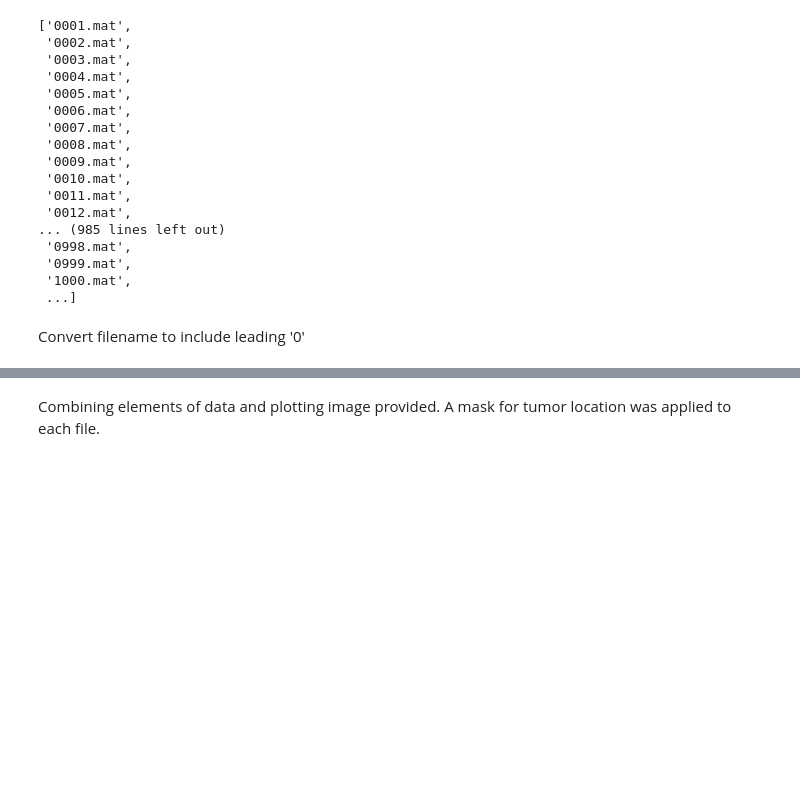
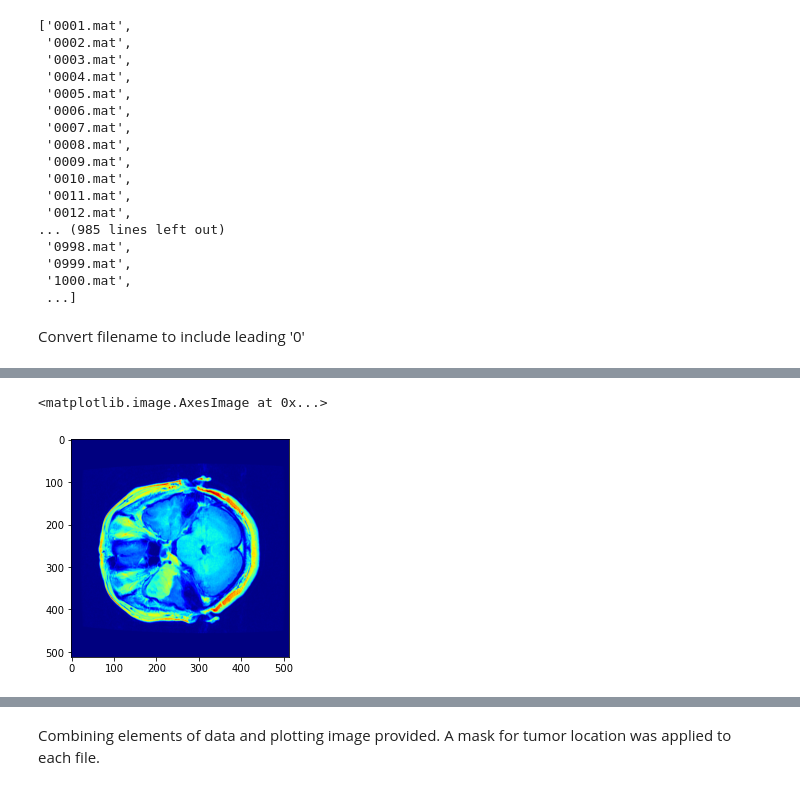
Before and after one commit to FatherVinyard/Springboard-Capstone, a Jupyter notebook: Capstone Two Exploratory Data Analysis.ipynb, the cells around one changed output, grey strips where cells are left out. Saved outputs shown, nothing was run; the diff lists cells and outputs as text; code cells hidden in the pictures; blank space fills up the shorter version.

```diff
--- a/Capstone Two Exploratory Data Analysis.ipynb
+++ b/Capstone Two Exploratory Data Analysis.ipynb
@@ -121,0 +145,6 @@ with h5py.File('0001.mat', 'r') as f:
+# %%
+img1 = mpimg.imread("C:/Users/vinhm/Springboard-Capstone/Capstone Two Data Wrangling/Data/images/0001_mri.png")
+plt.imshow(img1)
+# %% [output]
+<matplotlib.image.AxesImage at 0x...>
+[figure, added]
```
Also changed, not shown: parts of 7 cells of this notebook, 2 other files.
